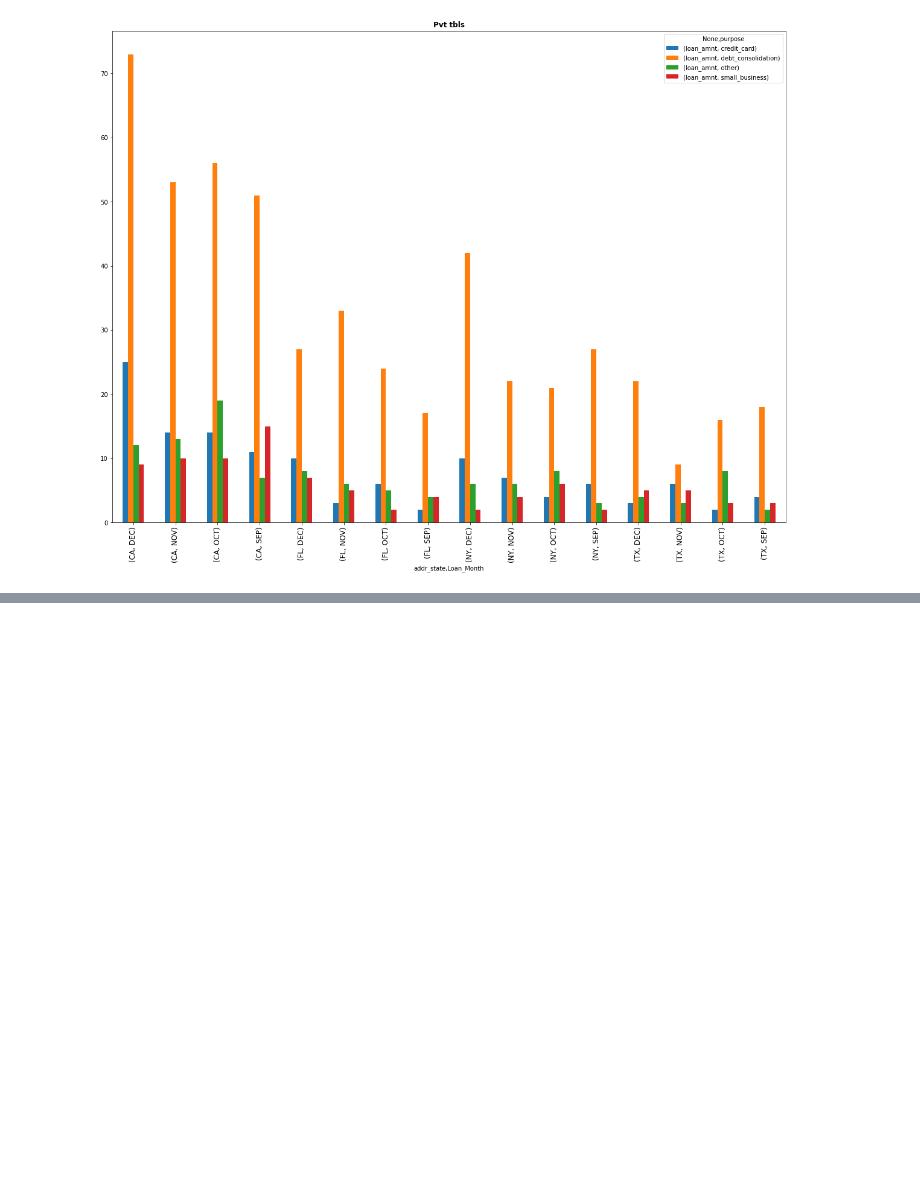
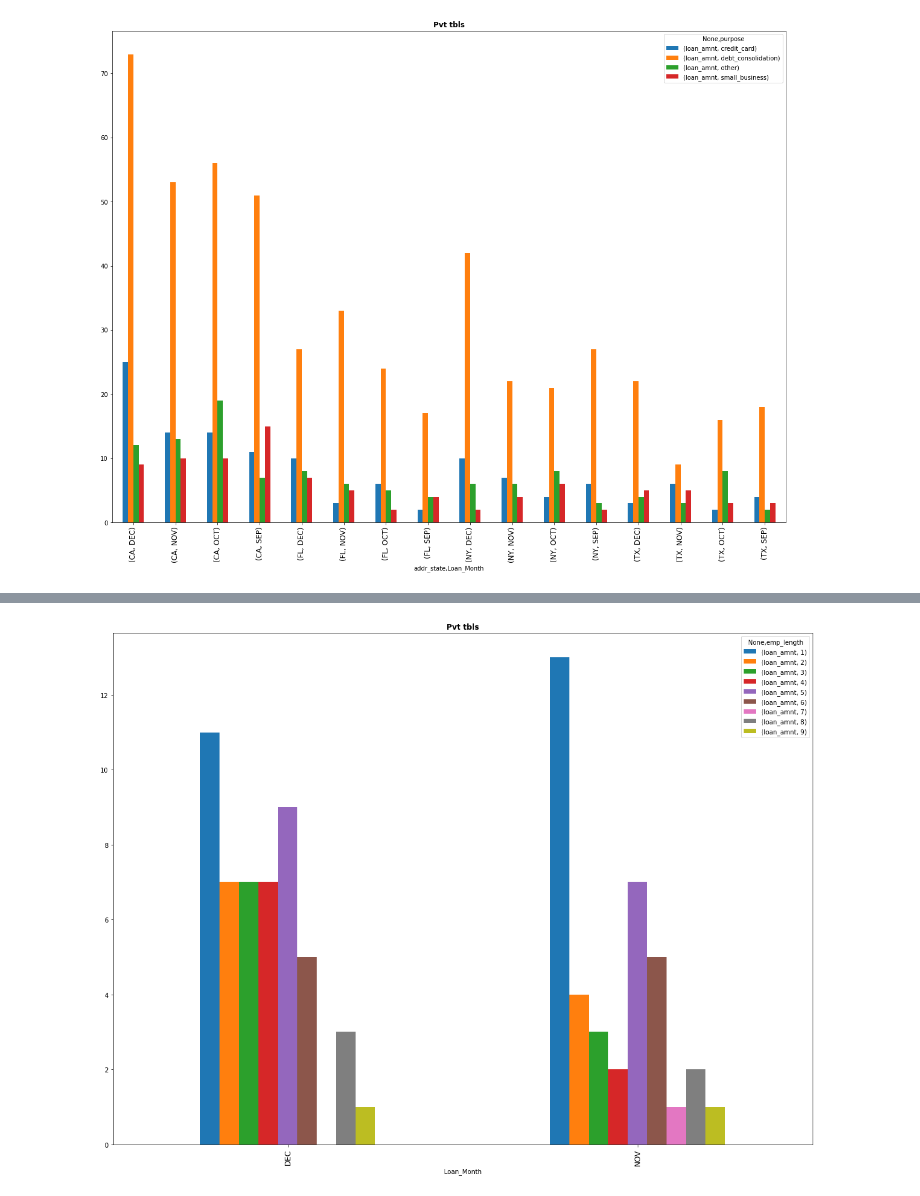
Before and after one commit to Kumaraguru-Muthuraj/_AIML_Code, a Jupyter notebook: _PythonNotebooks/_Course2_Statistics_Essentials/Mod6_Lendingclub_casestudy/LendingClub.ipynb, the cells around one changed output, grey strips where cells are left out. Drawn from its saved outputs; the diff is of its cells as text; code cells hidden in the pictures; blank space fills up the shorter version.

```diff
--- a/_PythonNotebooks/_Course2_Statistics_Essentials/Mod6_Lendingclub_casestudy/LendingClub.ipynb
+++ b/_PythonNotebooks/_Course2_Statistics_Essentials/Mod6_Lendingclub_casestudy/LendingClub.ipynb
@@ -466,0 +527,11 @@ Division 9: Pacific (Alaska, California, Hawaii, Oregon, and Washington)
+# %%
+EMPLEN_Filter = ~dfChargedOff['emp_length'].isin(['10'])
+
+emplen_dfChargedOff = dfChargedOff[NOVDEC_Filter & DEBT_CONS_Filter & CALIFORNIA_Filter & EMPLEN_Filter]
+
+pt = pd.pivot_table(data=emplen_dfChargedOff, index=['Loan_Month'], columns=['emp_length'], values=['loan_amnt'], aggfunc='count')
+pt.plot(kind="bar", figsize=[20,15])
+plt.title("Pvt tbls", fontsize = 12, fontweight ='bold')
+plt.show()
+# %% [output]
+[figure, added]
```
Also changed, not shown: parts of 20 cells of this notebook.
